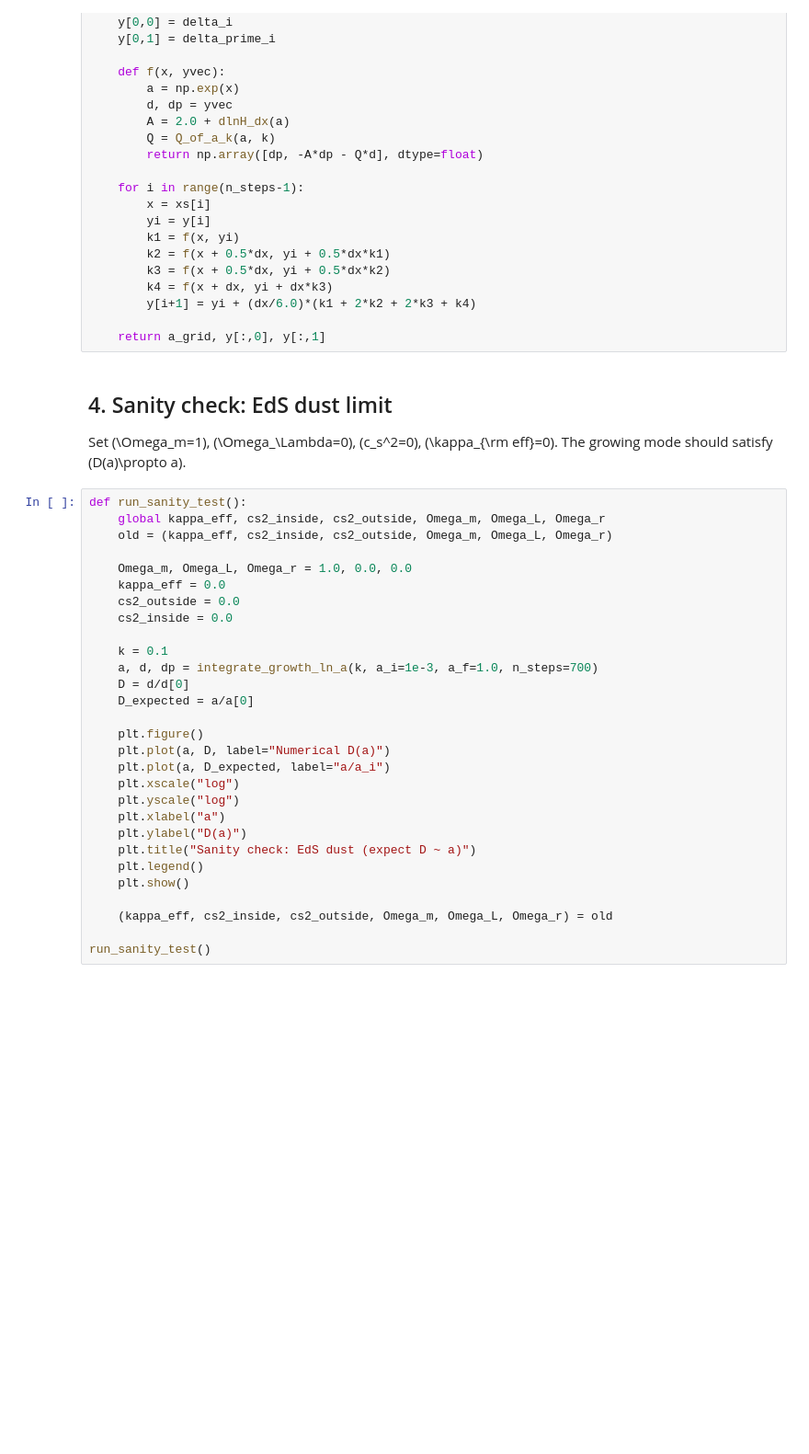
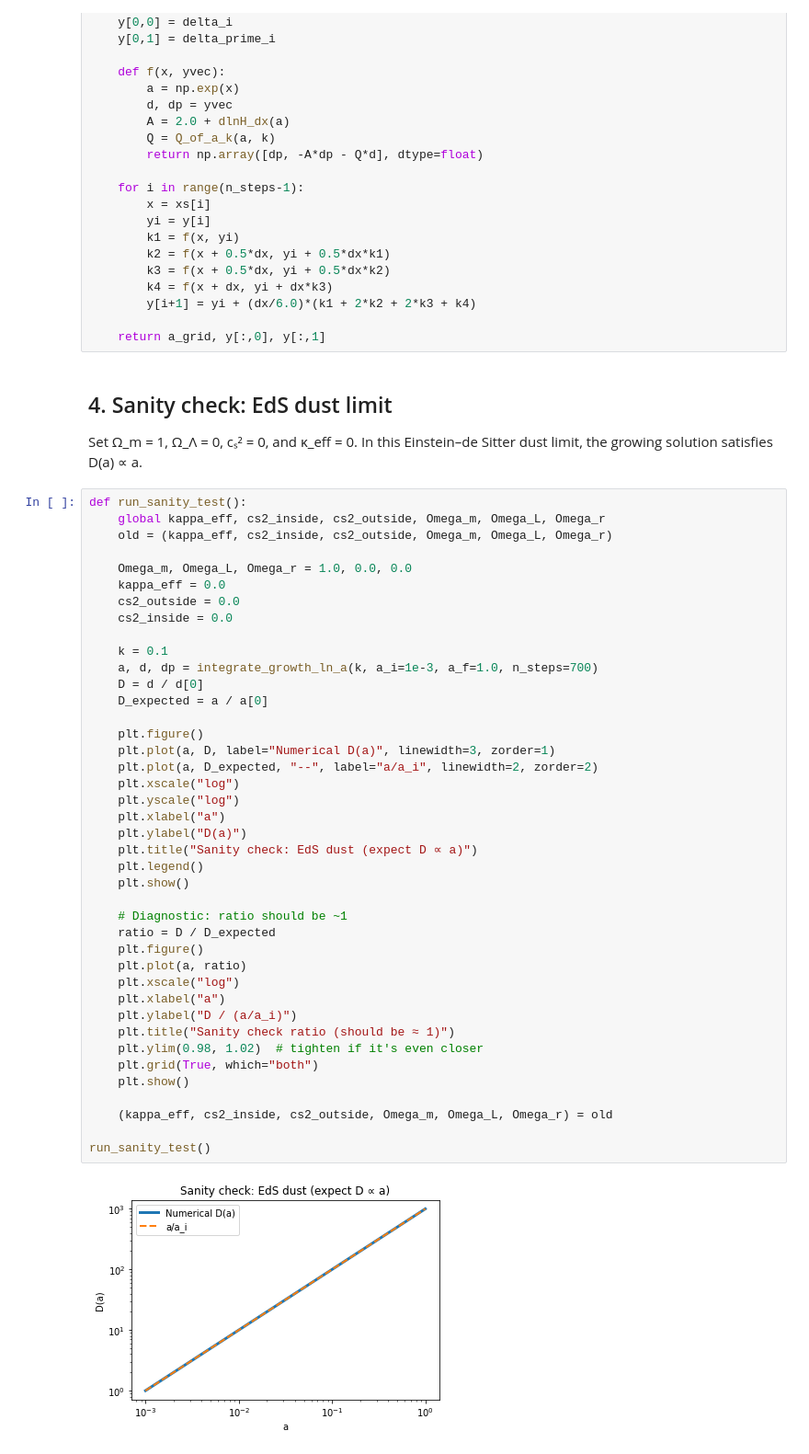
Before and after one commit to standardgalactic/workspace, a Jupyter notebook: gradient_regularized_scalar_fluid_growth.ipynb, the cells around one changed output. Shown at 92% size. Saved outputs shown, nothing was run; the diff lists cells and outputs as text; blank space fills up the shorter version.

```diff
--- a/gradient_regularized_scalar_fluid_growth.ipynb
+++ b/gradient_regularized_scalar_fluid_growth.ipynb
@@ -122,35 +119,50 @@ def integrate_growth_ln_a(k, a_i=1e-3, a_f=1.0, n_steps=800, delta_i=None, delta
 
     return a_grid, y[:,0], y[:,1]
 # %% [markdown]
+
 ## 4. Sanity check: EdS dust limit
 
-Set \(\Omega_m=1\), \(\Omega_\Lambda=0\), \(c_s^2=0\), \(\kappa_{\rm eff}=0\). The growing mode should satisfy \(D(a)\propto a\).
+Set Ω_m = 1, Ω_Λ = 0, cₛ² = 0, and κ_eff = 0. In this Einstein–de Sitter dust limit, the growing solution satisfies D(a) ∝ a.
 # %%
 def run_sanity_test():
     global kappa_eff, cs2_inside, cs2_outside, Omega_m, Omega_L, Omega_r
     old = (kappa_eff, cs2_inside, cs2_outside, Omega_m, Omega_L, Omega_r)
 
     Omega_m, Omega_L, Omega_r = 1.0, 0.0, 0.0
     kappa_eff = 0.0
     cs2_outside = 0.0
     cs2_inside = 0.0
 
     k = 0.1
     a, d, dp = integrate_growth_ln_a(k, a_i=1e-3, a_f=1.0, n_steps=700)
-    D = d/d[0]
-    D_expected = a/a[0]
+    D = d / d[0]
+    D_expected = a / a[0]
 
     plt.figure()
-    plt.plot(a, D, label="Numerical D(a)")
-    plt.plot(a, D_expected, label="a/a_i")
+    plt.plot(a, D, label="Numerical D(a)", linewidth=3, zorder=1)
+    plt.plot(a, D_expected, "--", label="a/a_i", linewidth=2, zorder=2)
     plt.xscale("log")
     plt.yscale("log")
     plt.xlabel("a")
     plt.ylabel("D(a)")
-    plt.title("Sanity check: EdS dust (expect D ~ a)")
+    plt.title("Sanity check: EdS dust (expect D ∝ a)")
     plt.legend()
+    plt.show()
+
+    # Diagnostic: ratio should be ~1
+    ratio = D / D_expected
+    plt.figure()
+    plt.plot(a, ratio)
+    plt.xscale("log")
+    plt.xlabel("a")
+    plt.ylabel("D / (a/a_i)")
+    plt.title("Sanity check ratio (should be ≈ 1)")
+    plt.ylim(0.98, 1.02)  # tighten if it's even closer
+    plt.grid(True, which="both")
     plt.show()
 
     (kappa_eff, cs2_inside, cs2_outside, Omega_m, Omega_L, Omega_r) = old
 
 run_sanity_test()
+# %% [output]
+[figure, added]
```
Also changed, not shown: parts of 15 cells of this notebook, 3 other files.
